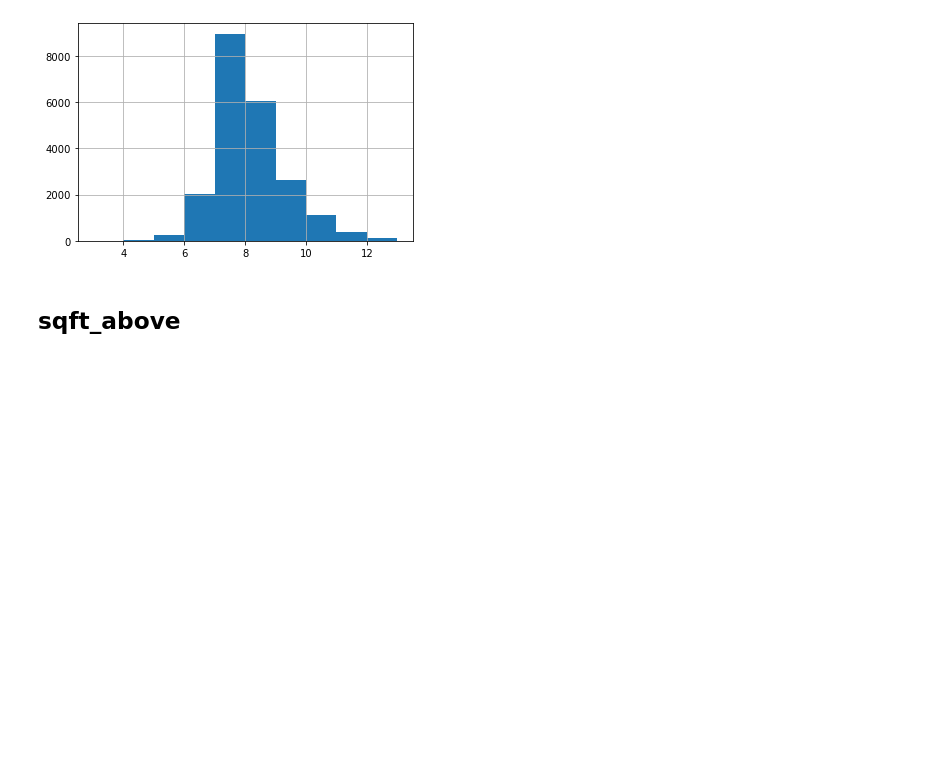
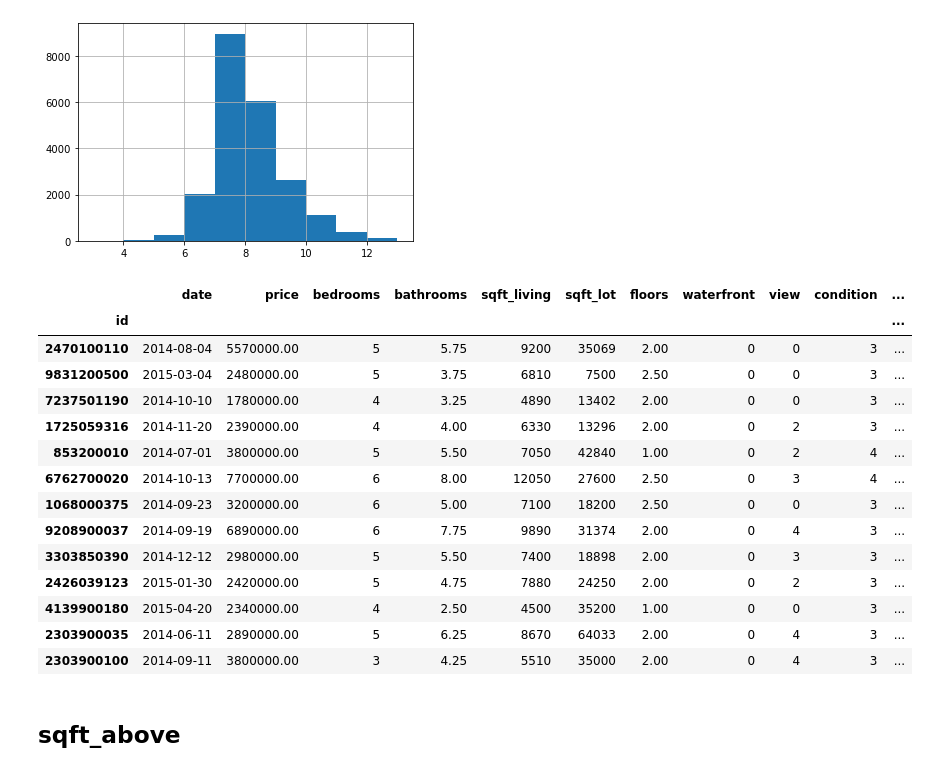
Before and after one commit to Drymander/dsc-phase-2-project, a Jupyter notebook: index_OSEMN_plus_mvp.ipynb, the cells around one changed output. Saved outputs shown, nothing was run; the diff lists cells and outputs as text; code cells hidden in the pictures; blank space fills up the shorter version.

```diff
--- a/index_OSEMN_plus_mvp.ipynb
+++ b/index_OSEMN_plus_mvp.ipynb
@@ -742,6 +755,24 @@ Name: grade, dtype: float64
 hist('grade')
 # %% [output]
 [figure]
+# %%
+df[df['grade'] == 13]
+# %% [output]
+|  | date | price | bedrooms | bathrooms | sqft_living | sqft_lot | floors | waterfront | view | condition | ... |
+| id |  |  |  |  |  |  |  |  |  |  | ... |
+| 2470100110 | 2014-08-04 | 5570000.00 | 5 | 5.75 | 9200 | 35069 | 2.00 | 0 | 0 | 3 | ... |
+| 9831200500 | 2015-03-04 | 2480000.00 | 5 | 3.75 | 6810 | 7500 | 2.50 | 0 | 0 | 3 | ... |
+| 7237501190 | 2014-10-10 | 1780000.00 | 4 | 3.25 | 4890 | 13402 | 2.00 | 0 | 0 | 3 | ... |
+| 1725059316 | 2014-11-20 | 2390000.00 | 4 | 4.00 | 6330 | 13296 | 2.00 | 0 | 2 | 3 | ... |
+| 853200010 | 2014-07-01 | 3800000.00 | 5 | 5.50 | 7050 | 42840 | 1.00 | 0 | 2 | 4 | ... |
+| 6762700020 | 2014-10-13 | 7700000.00 | 6 | 8.00 | 12050 | 27600 | 2.50 | 0 | 3 | 4 | ... |
+| 1068000375 | 2014-09-23 | 3200000.00 | 6 | 5.00 | 7100 | 18200 | 2.50 | 0 | 0 | 3 | ... |
+| 9208900037 | 2014-09-19 | 6890000.00 | 6 | 7.75 | 9890 | 31374 | 2.00 | 0 | 4 | 3 | ... |
+| 3303850390 | 2014-12-12 | 2980000.00 | 5 | 5.50 | 7400 | 18898 | 2.00 | 0 | 3 | 3 | ... |
+| 2426039123 | 2015-01-30 | 2420000.00 | 5 | 4.75 | 7880 | 24250 | 2.00 | 0 | 2 | 3 | ... |
+| 4139900180 | 2015-04-20 | 2340000.00 | 4 | 2.50 | 4500 | 35200 | 1.00 | 0 | 0 | 3 | ... |
+| 2303900035 | 2014-06-11 | 2890000.00 | 5 | 6.25 | 8670 | 64033 | 2.00 | 0 | 4 | 3 | ... |
+| 2303900100 | 2014-09-11 | 3800000.00 | 3 | 4.25 | 5510 | 35000 | 2.00 | 0 | 4 | 3 | ... |
 # %% [markdown]
 ## sqft_above
 # %%
```
Also changed, not shown: parts of 15 cells of this notebook.
